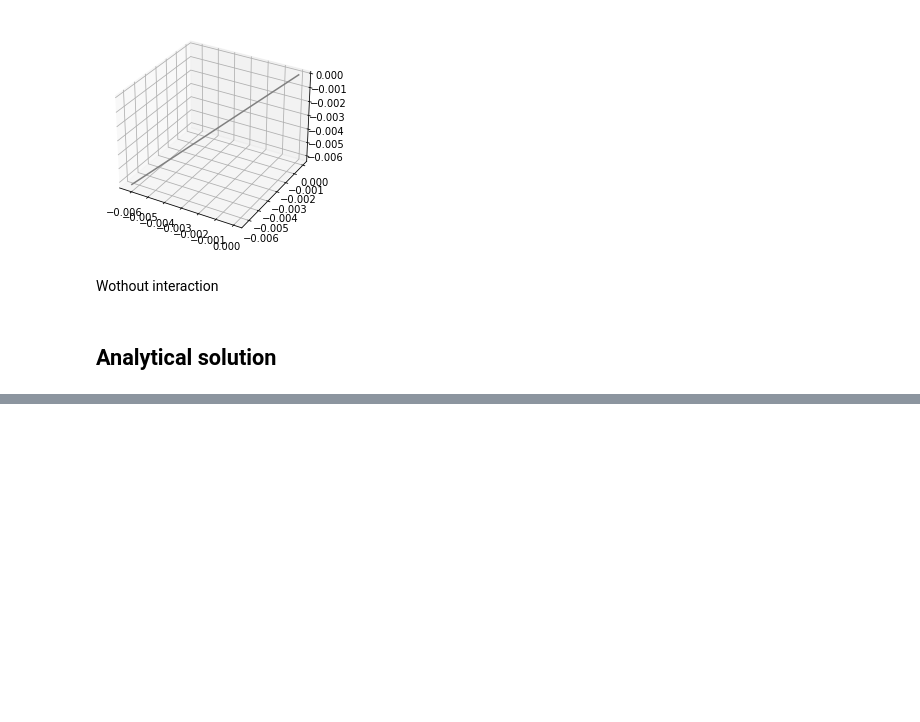
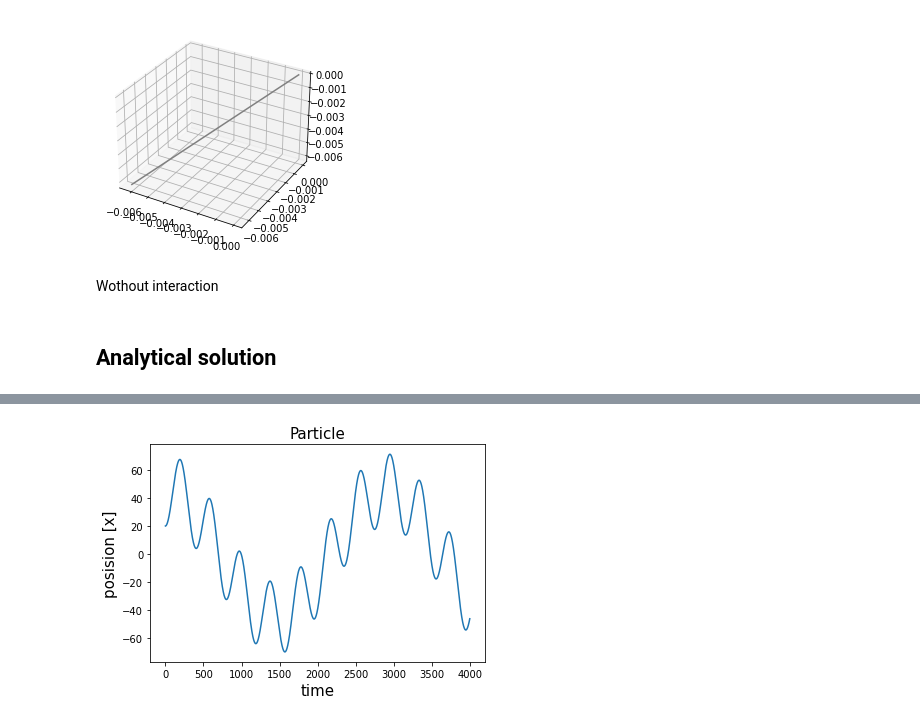
Before and after one commit to moaemilie/Project3_FYS4150, a Jupyter notebook: Task8.ipynb, the cells around one changed output, grey strips where cells are left out. Cells and saved outputs as stored; diff of their text form; code cells hidden in the pictures; blank space fills up the shorter version.

```diff
--- a/Task8.ipynb
+++ b/Task8.ipynb
@@ -248,0 +259,10 @@ plt.show()
+# %%
+fig = plt.figure()
+plt.title('Particle', fontsize=15)
+plt.xlabel('time', fontsize=15)
+plt.ylabel('posision [x]', fontsize=15)
+plt.plot(x_analy)
+
+plt.show()
+# %% [output]
+[figure, added]
```
Also changed, not shown: parts of 7 cells of this notebook, 10 other files.
